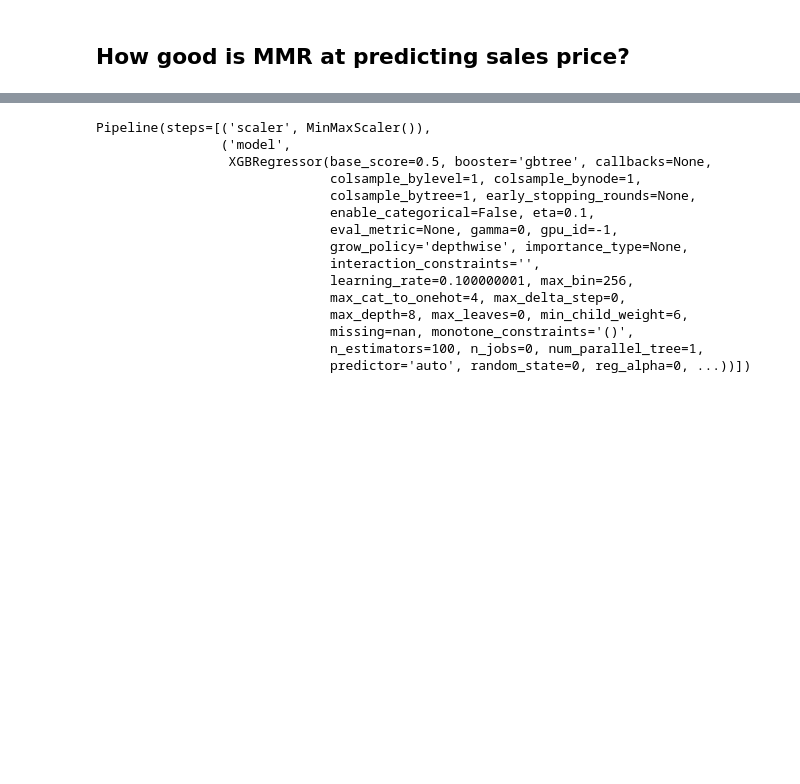
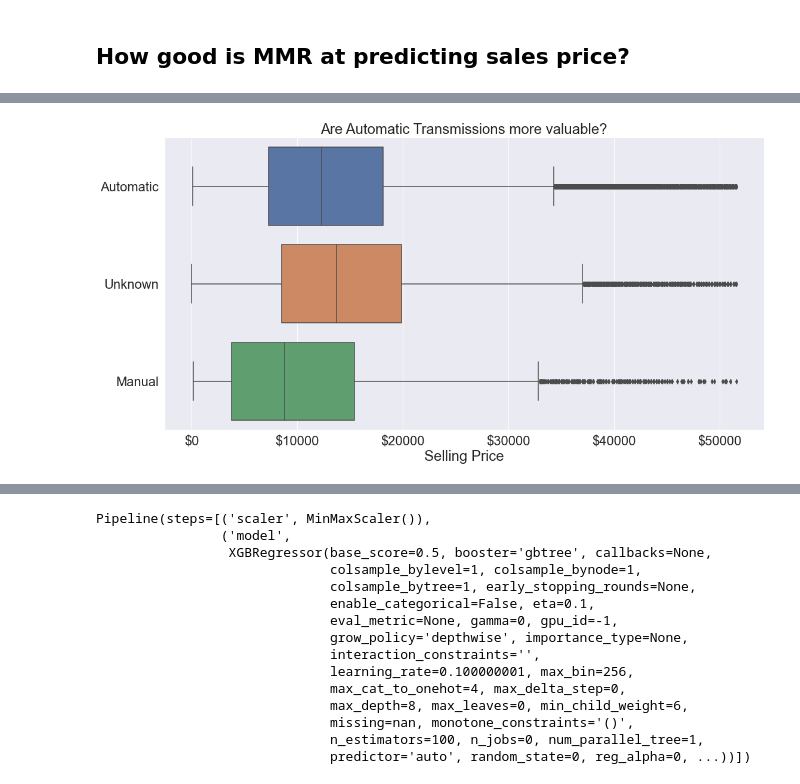
Before and after one commit to DanChurchill/car_price_predictor, a Jupyter notebook: final_report.ipynb, the cells around one changed output, grey strips where cells are left out. Cells and saved outputs as stored; diff of their text form; code cells hidden in the pictures; blank space fills up the shorter version.

```diff
--- a/final_report.ipynb
+++ b/final_report.ipynb
@@ -67,0 +171,12 @@ Baseline RMSE: $1659.5, Baseline R2: 0.9641
+# %%
+ax = sns.boxplot(data=train, x='sellingprice', y='transmission')
+ax.set(title="Are Automatic Transmissions more valuable?",
+       yticklabels=['Automatic', 'Unknown', 'Manual'],
+       ylabel=None,
+       xlabel='Selling Price')
+ax.xaxis.set_major_formatter('${x:1.0f}')
+
+
+plt.show()
+# %% [output]
+[figure, added]
```
Also changed, not shown: parts of 59 cells of this notebook, 2 other files.
